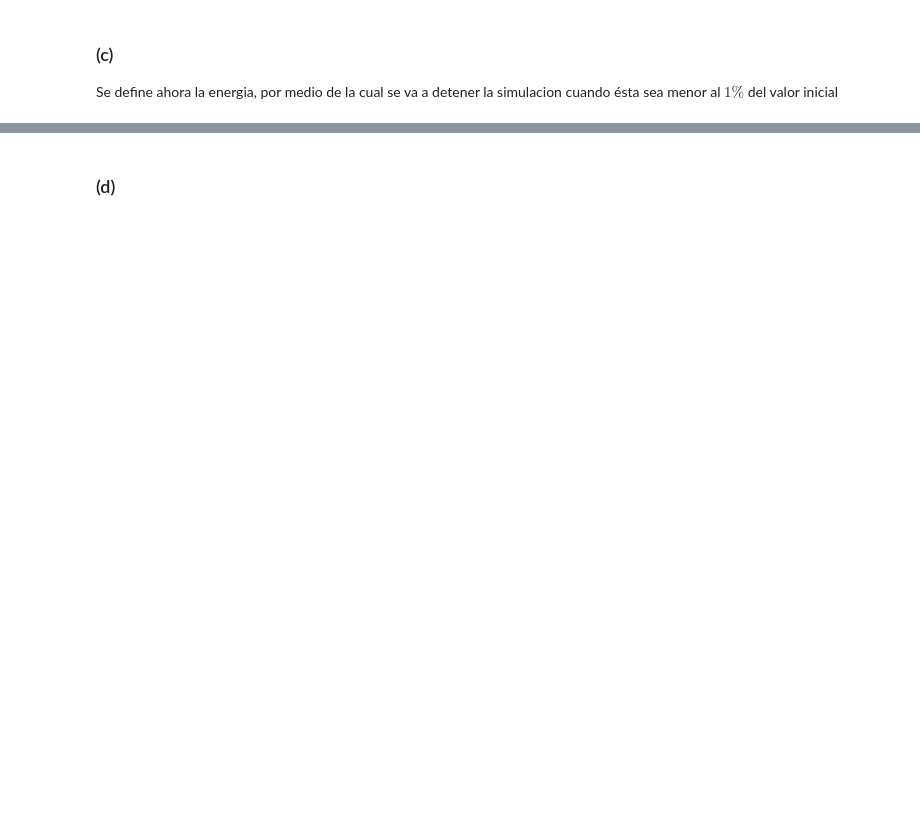
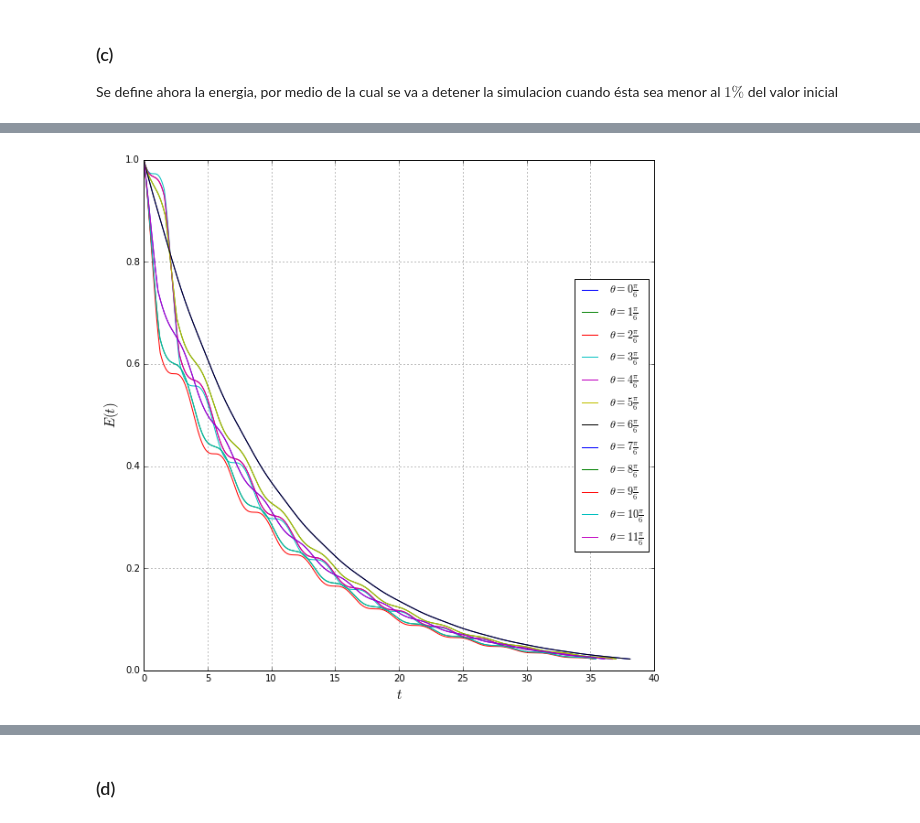
Before and after one commit to iselplabo93/Examenes, a Jupyter notebook: Examen1.ipynb, the cells around one changed output, grey strips where cells are left out. Cells and saved outputs as stored; diff of their text form; code cells hidden in the pictures; blank space fills up the shorter version.

```diff
--- a/Examen1.ipynb
+++ b/Examen1.ipynb
@@ -203,0 +197,28 @@ show()
+# %%
+#Se define la Energía en Coordenadas Cartesianas
+fig=figure(figsize=(10,10))
+for n in range(12):
+    r0=[0,1,cos((n*pi)/6),sin((n*pi)/6)]#condicion inicial
+    t_car,sol_car=rk4(ec_mov_car,r0,[0,50])
+    norma_v=(p[2]**2+p[3]**2)
+    norma_r=(p[0]**2+p[1]**2)
+    E_0=0.5*(norma_v+norma_r) #Energia inicial
+    E_f=0.01*E_0  #Energia final, menor al 1% de su energia inicial
+    E=E_0
+    i=0
+    while E>=E_f:
+        i+=1
+        t_car,sol_car=rk4(ec_mov_car,r0,[0,i*0.1])
+        norma_v_car=(sol_car[:,2]**2+sol_car[:,3]**2) #Norma de la velocidad
+        norma_r_car=(sol_car[:,0]**2+sol_car[:,1]**2) #Norma de la posicion
+        E_car=0.5*(norma_v_car+norma_r_car) #Energía en cartesianas
+        E=E_car[-1]
+    plot(t_car,E_car,label="$\\theta="+str(n)+"\\frac{\pi}{6}$") #Plotea el tiempo contra la energia en cartesianas
+xlabel('$t$',fontsize=15)
+ylabel('$E(t)$',fontsize=15)
+grid(True)
+title('Energia en Cartesianas',fontsize=15)
+legend(loc='right')
+show()
+# %% [output]
+[figure, added]
```
Also changed, not shown: parts of 20 cells of this notebook.
